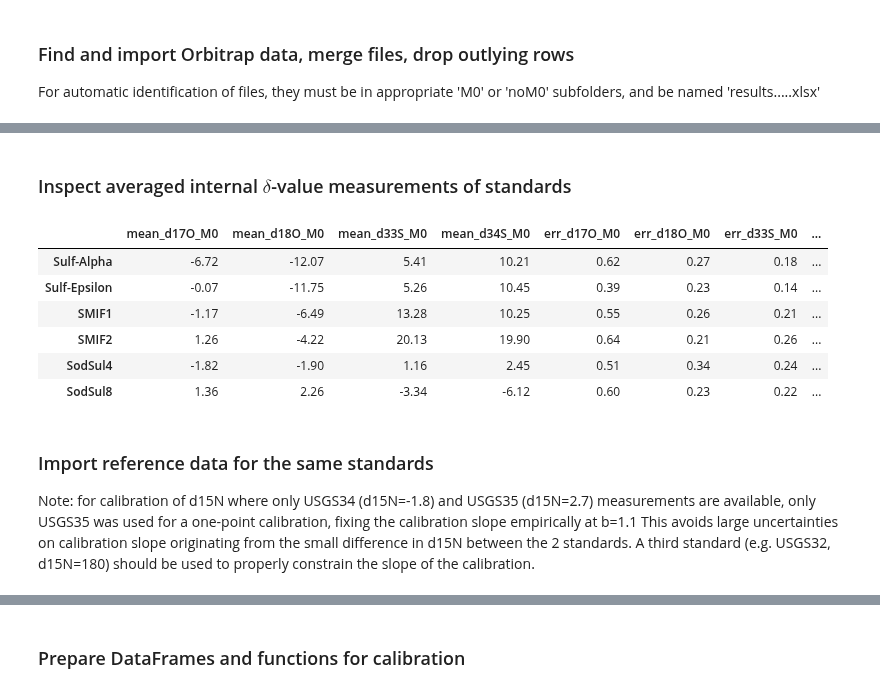
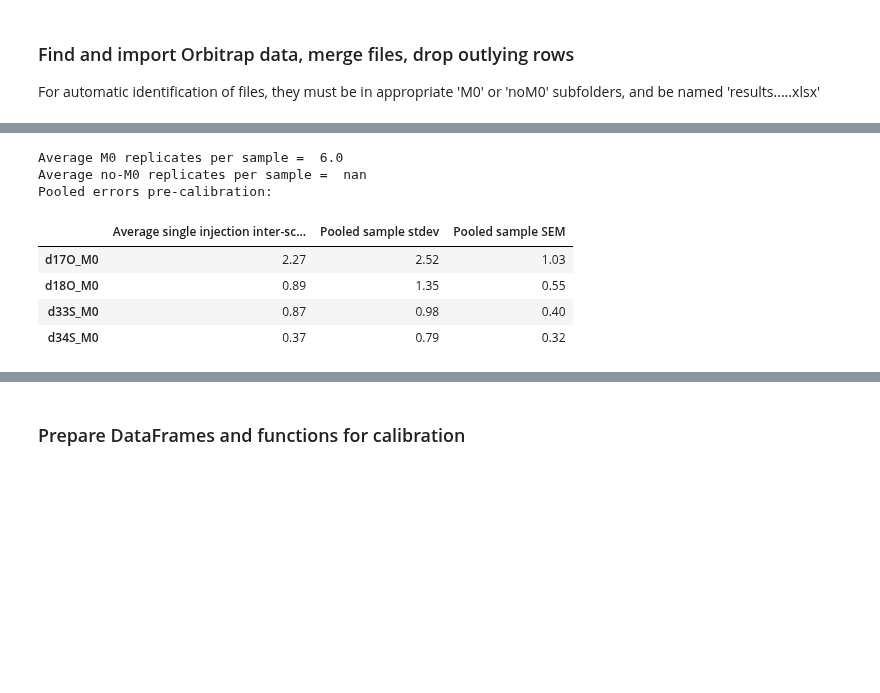
Before and after one commit to doc-past-team/Orbitrap, a Jupyter notebook: Calibrate-Orbitrap-SO4-M0.ipynb, the cells around one changed output, grey strips where cells are left out. Drawn from its saved outputs; the diff is of its cells as text; code cells hidden in the pictures; blank space fills up the shorter version.

```diff
--- a/Calibrate-Orbitrap-SO4-M0.ipynb
+++ b/Calibrate-Orbitrap-SO4-M0.ipynb
@@ -240,22 +201,43 @@ dtype: float64
-# %% [markdown]
-### Inspect averaged internal $\delta$-value measurements of standards
-# %%
-standards = [std for std in data_merged.index if std in tuple(stds_dict.values())]
-
-# display mean, err
-stds_stats = data_merged.loc[standards,
-                       [col for col in data_merged.columns if col.startswith(('mean','err'))]]
-stds_stats*1e3
-# %% [output]
-|  | mean_d17O_M0 | mean_d18O_M0 | mean_d33S_M0 | mean_d34S_M0 | err_d17O_M0 | err_d18O_M0 | err_d33S_M0 | ... |
-| Sulf-Alpha | -6.72 | -12.07 | 5.41 | 10.21 | 0.62 | 0.27 | 0.18 | ... |
-| Sulf-Epsilon | -0.07 | -11.75 | 5.26 | 10.45 | 0.39 | 0.23 | 0.14 | ... |
-| SMIF1 | -1.17 | -6.49 | 13.28 | 10.25 | 0.55 | 0.26 | 0.21 | ... |
-| SMIF2 | 1.26 | -4.22 | 20.13 | 19.90 | 0.64 | 0.21 | 0.26 | ... |
-| SodSul4 | -1.82 | -1.90 | 1.16 | 2.45 | 0.51 | 0.34 | 0.24 | ... |
-| SodSul8 | 1.36 | 2.26 | -3.34 | -6.12 | 0.60 | 0.23 | 0.22 | ... |
-# %% [markdown]
-### Import reference data for the same standards
-
-Note: for calibration of d15N where only USGS34 (d15N=-1.8) and USGS35 (d15N=2.7) measurements are available, only USGS35 was used for a one-point calibration, fixing the calibration slope empirically at b=1.1
-This avoids large uncertainties on calibration slope originating from the small difference in d15N between the 2 standards. A third standard (e.g. USGS32, d15N=180) should be used to properly constrain the slope of the calibration.
+# %%
+# calculation pooled error for sample raw deltas
+stdlist = pd.DataFrame(columns=[col for col in group.columns if col.startswith('d')])
+nlist = pd.DataFrame(columns=[col for col in group.columns if col.startswith('d')])
+
+mask = ~data_merged["sample_name"].str.startswith(tuple(stds_dict.keys()))
+data_merged_spls = data_merged[mask]
+
+for spl, group in data_merged_spls.groupby('sample_name'):
+    stds = group[[col for col in group.columns if col.startswith('d')]].std()
+    n = group[[col for col in group.columns if col.startswith('d')]].count()
+
+    stdlist.loc[spl,:]=stds
+    nlist.loc[spl,:]=n
+
+pooled_stdevs = (np.sum(stdlist**2,axis=0)/len(stdlist.index))**0.5
+pooled_sems = (np.sum(stdlist**2/nlist.where(nlist!=0),axis=0)/len(stdlist.index))**0.5
+nM0_av = nlist[[col for col in nlist.columns if col.endswith('M0')]].mean()
+nnoM0_av = nlist[[col for col in nlist.columns if not col.endswith('M0')]].mean()
+
+err_av = data_merged_spls[[col for col in data_merged_spls.columns if col.startswith('err')]].mean()
+err_av.index = [col[4:] for col in err_av.index]
+
+pooled_errs_precal = pd.DataFrame()
+
+pooled_errs_precal['Average single injection inter-scan SEM']=err_av
+pooled_errs_precal['Pooled sample stdev']=pooled_stdevs
+pooled_errs_precal['Pooled sample SEM']=pooled_sems
+pooled_errs_precal['Average replicates per sample M0']=nM0_av
+pooled_errs_precal['Average replicates per sample no-M0']=nnoM0_av
+print('Average M0 replicates per sample = ',f"{nM0_av.mean():.1f}")
+print('Average no-M0 replicates per sample = ',f"{nnoM0_av.mean():.1f}")
+print('Pooled errors pre-calibration:')
+pooled_errs_precal[['Average single injection inter-scan SEM','Pooled sample stdev','Pooled sample SEM']]*1e3
+# %% [output]
+Average M0 replicates per sample =  6.0
+Average no-M0 replicates per sample =  nan
+Pooled errors pre-calibration:
+|  | Average single injection inter-sc... | Pooled sample stdev | Pooled sample SEM |
+| d17O_M0 | 2.27 | 2.52 | 1.03 |
+| d18O_M0 | 0.89 | 1.35 | 0.55 |
+| d33S_M0 | 0.87 | 0.98 | 0.40 |
+| d34S_M0 | 0.37 | 0.79 | 0.32 |
```
Also changed, not shown: parts of 26 cells of this notebook, 4 other files.
